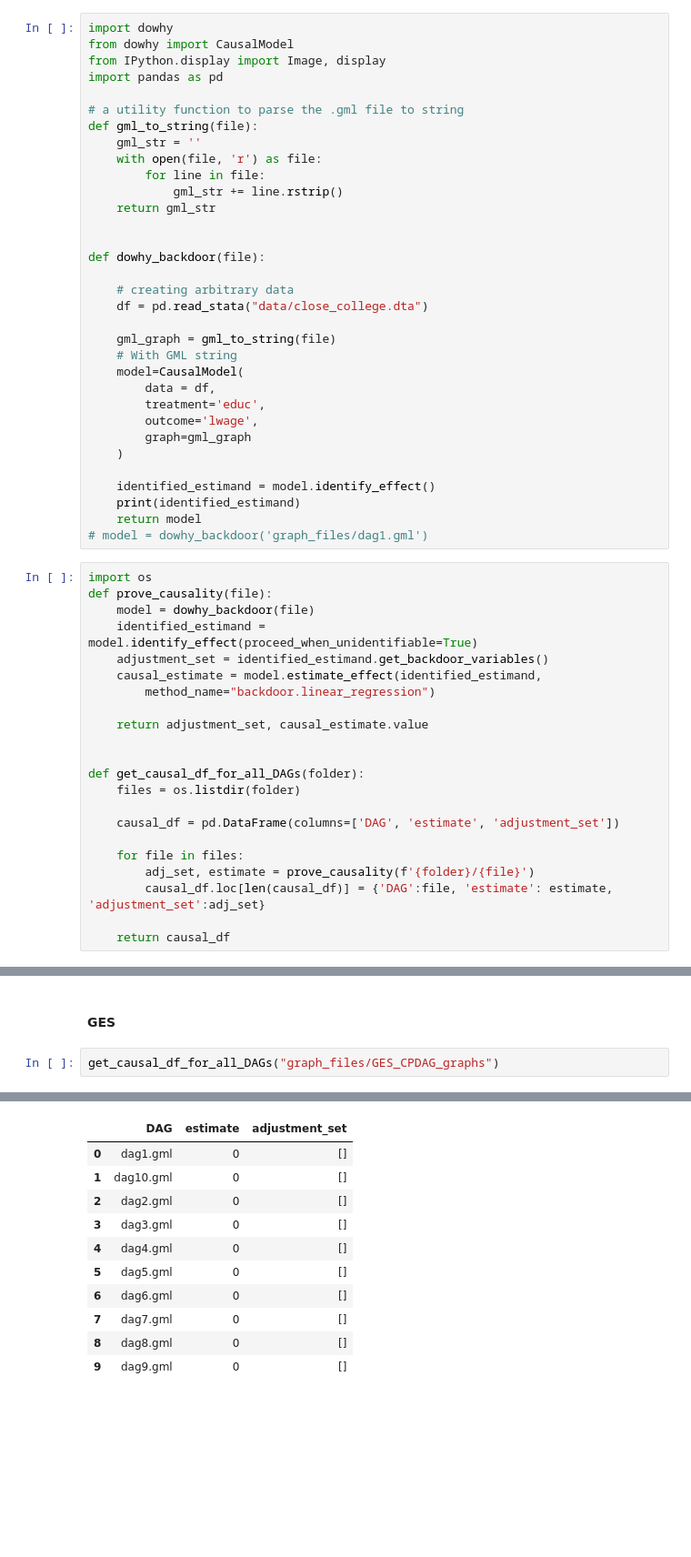
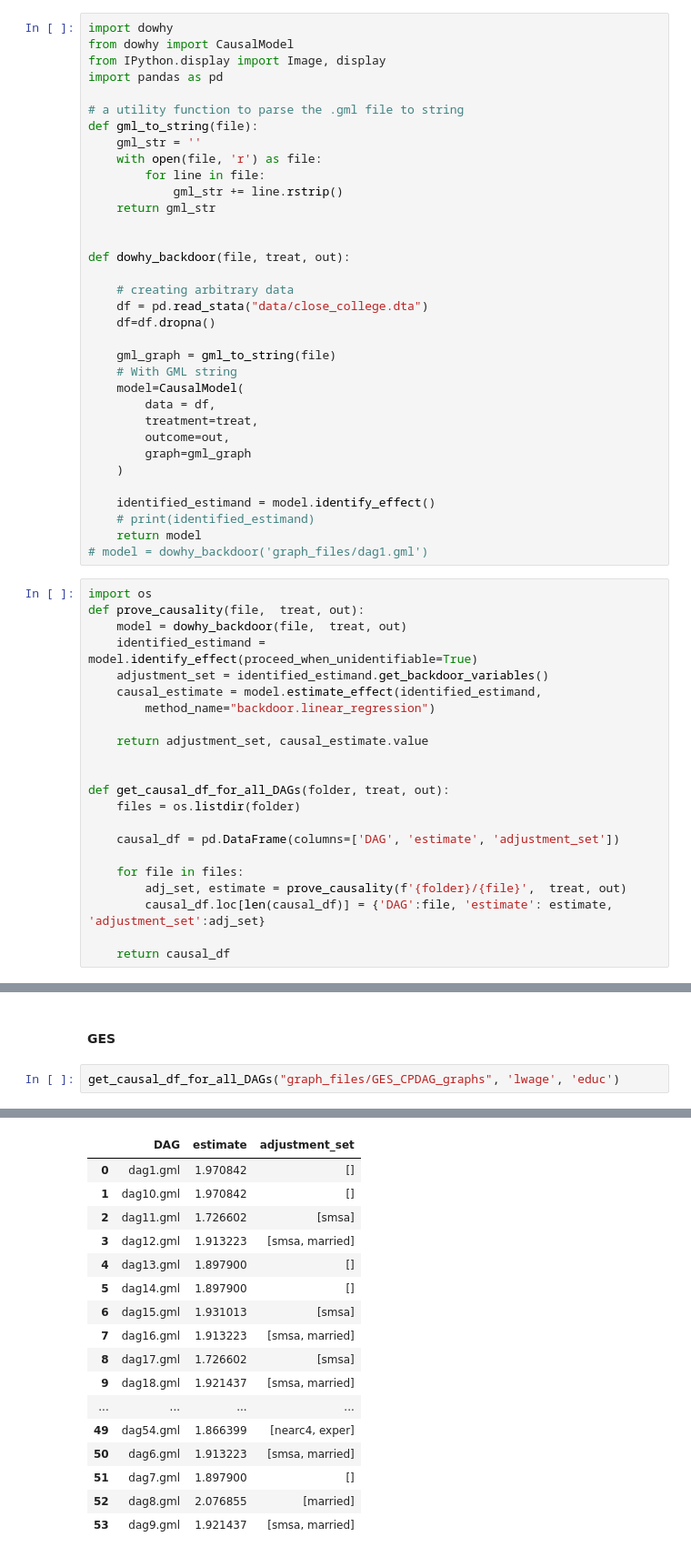
Before and after one commit to FemkeBakker/ProjectCausalDataScience, a Jupyter notebook: proving_causality.ipynb, the cells around one changed output, grey strips where cells are left out. Shown at 91% size. Drawn from its saved outputs; the diff is of its cells as text; blank space fills up the shorter version.

```diff
--- a/proving_causality.ipynb
+++ b/proving_causality.ipynb
@@ -13,28 +13,29 @@ def gml_to_string(file):
     return gml_str
 
 
-def dowhy_backdoor(file):
+def dowhy_backdoor(file, treat, out):
 
     # creating arbitrary data
     df = pd.read_stata("data/close_college.dta")
+    df=df.dropna()
 
     gml_graph = gml_to_string(file)
     # With GML string
     model=CausalModel(
         data = df,
-        treatment='educ',
-        outcome='lwage',
+        treatment=treat,
+        outcome=out,
         graph=gml_graph
     )
 
     identified_estimand = model.identify_effect()
-    print(identified_estimand)
+    # print(identified_estimand)
     return model
 # model = dowhy_backdoor('graph_files/dag1.gml')
 # %%
 import os
-def prove_causality(file):
-    model = dowhy_backdoor(file)
+def prove_causality(file,  treat, out):
+    model = dowhy_backdoor(file,  treat, out)
     identified_estimand = model.identify_effect(proceed_when_unidentifiable=True)
     adjustment_set = identified_estimand.get_backdoor_variables()
     causal_estimate = model.estimate_effect(identified_estimand,
@@ -43,13 +44,13 @@ def prove_causality(file):
     return adjustment_set, causal_estimate.value
 
 
-def get_causal_df_for_all_DAGs(folder):
+def get_causal_df_for_all_DAGs(folder, treat, out):
     files = os.listdir(folder)
 
     causal_df = pd.DataFrame(columns=['DAG', 'estimate', 'adjustment_set'])
 
     for file in files:
-        adj_set, estimate = prove_causality(f'{folder}/{file}')
+        adj_set, estimate = prove_causality(f'{folder}/{file}',  treat, out)
         causal_df.loc[len(causal_df)] = {'DAG':file, 'estimate': estimate, 'adjustment_set':adj_set}
 
     return causal_df
@@ -122,5 +109,5 @@ No such variable(s) found!
 # %% [markdown]
 #### GES
 # %%
-get_causal_df_for_all_DAGs("graph_files/GES_CPDAG_graphs")
+get_causal_df_for_all_DAGs("graph_files/GES_CPDAG_graphs", 'lwage', 'educ')
 # %% [output]
@@ -147,11 +114,17 @@ Causal effect is zero.
 |  | DAG | estimate | adjustment_set |
-| 0 | dag1.gml | 0 | [] |
-| 1 | dag10.gml | 0 | [] |
-| 2 | dag2.gml | 0 | [] |
-| 3 | dag3.gml | 0 | [] |
-| 4 | dag4.gml | 0 | [] |
-| 5 | dag5.gml | 0 | [] |
-| 6 | dag6.gml | 0 | [] |
-| 7 | dag7.gml | 0 | [] |
-| 8 | dag8.gml | 0 | [] |
-| 9 | dag9.gml | 0 | [] |
+| 0 | dag1.gml | 1.970842 | [] |
+| 1 | dag10.gml | 1.970842 | [] |
+| 2 | dag11.gml | 1.726602 | [smsa] |
+| 3 | dag12.gml | 1.913223 | [smsa, married] |
+| 4 | dag13.gml | 1.897900 | [] |
+| 5 | dag14.gml | 1.897900 | [] |
+| 6 | dag15.gml | 1.931013 | [smsa] |
+| 7 | dag16.gml | 1.913223 | [smsa, married] |
+| 8 | dag17.gml | 1.726602 | [smsa] |
+| 9 | dag18.gml | 1.921437 | [smsa, married] |
+| ... | ... | ... | ... |
+| 49 | dag54.gml | 1.866399 | [nearc4, exper] |
+| 50 | dag6.gml | 1.913223 | [smsa, married] |
+| 51 | dag7.gml | 1.897900 | [] |
+| 52 | dag8.gml | 2.076855 | [married] |
+| 53 | dag9.gml | 1.921437 | [smsa, married] |
```
Also changed, not shown: parts of 4 cells of this notebook, 1 other file.
